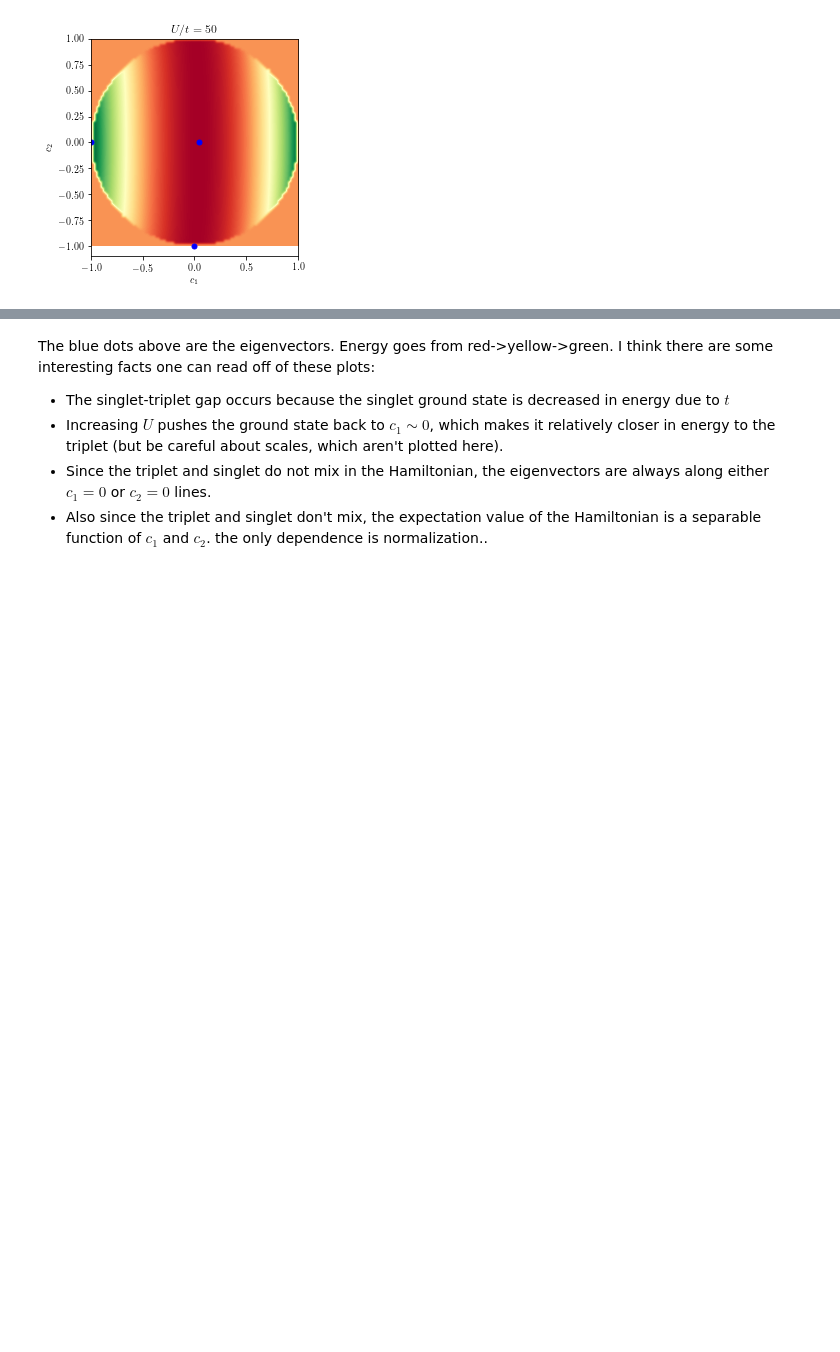
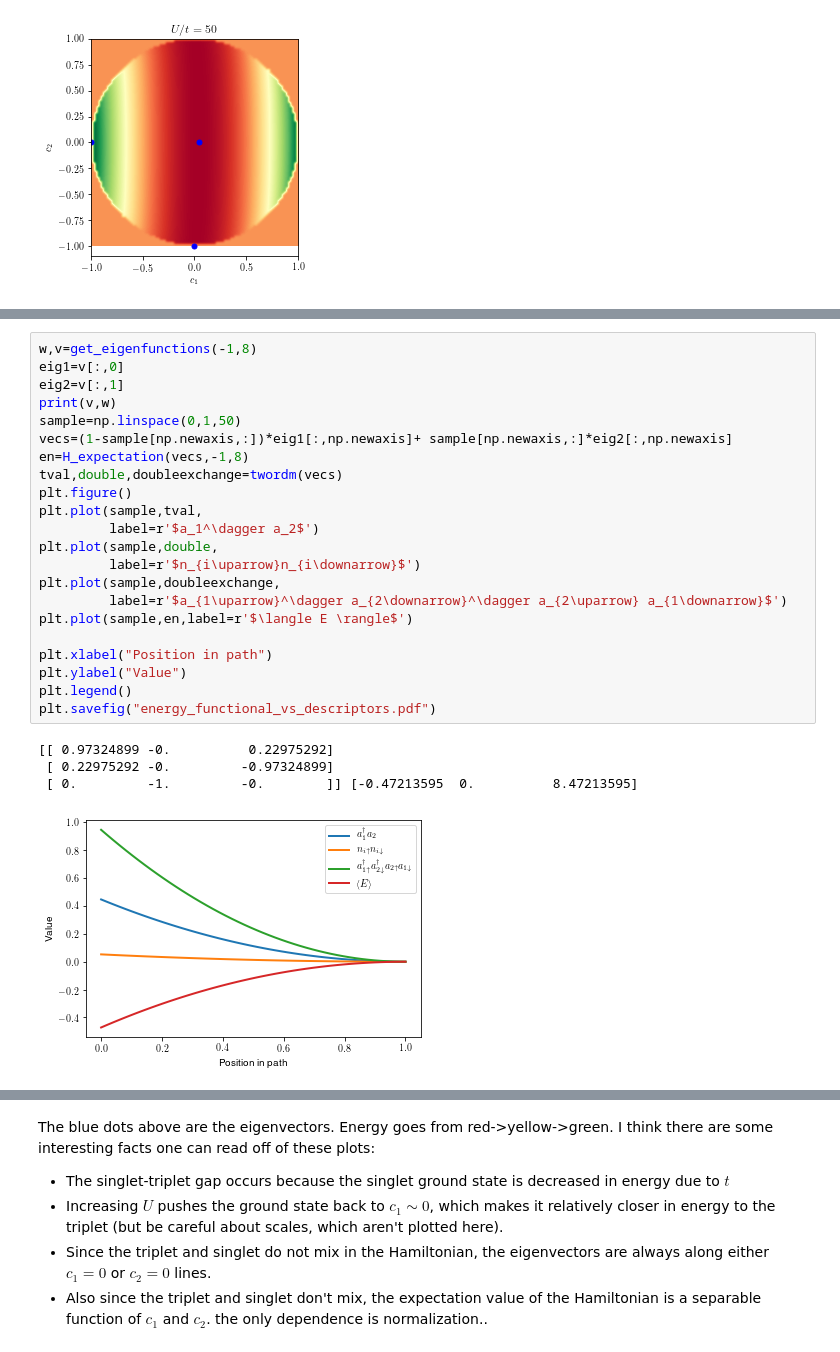
Before and after one commit to WagnerGroup/illustrations, a Jupyter notebook: HilbertSpace.ipynb, the cells around one changed output, grey strips where cells are left out. Cells and saved outputs as stored; diff of their text form; blank space fills up the shorter version.

```diff
--- a/HilbertSpace.ipynb
+++ b/HilbertSpace.ipynb
@@ -120,0 +149,27 @@ plt.savefig("hilbert_heatmap_U50.pdf",bbox="inches")
+# %%
+w,v=get_eigenfunctions(-1,8)
+eig1=v[:,0]
+eig2=v[:,1]
+print(v,w)
+sample=np.linspace(0,1,50)
+vecs=(1-sample[np.newaxis,:])*eig1[:,np.newaxis]+ sample[np.newaxis,:]*eig2[:,np.newaxis]
+en=H_expectation(vecs,-1,8)
+tval,double,doubleexchange=twordm(vecs)
+plt.figure()
+plt.plot(sample,tval,
+         label=r'$a_1^\dagger a_2$')
+plt.plot(sample,double,
+         label=r'$n_{i\uparrow}n_{i\downarrow}$')
+plt.plot(sample,doubleexchange,
+         label=r'$a_{1\uparrow}^\dagger a_{2\downarrow}^\dagger a_{2\uparrow} a_{1\downarrow}$')
+plt.plot(sample,en,label=r'$\langle E \rangle$')
+
+plt.xlabel("Position in path")
+plt.ylabel("Value")
+plt.legend()
+plt.savefig("energy_functional_vs_descriptors.pdf")
+# %% [output]
+[[ 0.97324899 -0.          0.22975292]
+ [ 0.22975292 -0.         -0.97324899]
+ [ 0.         -1.         -0.        ]] [-0.47213595  0.          8.47213595]
+[figure, added]
```
Also changed, not shown: parts of 6 cells of this notebook.
